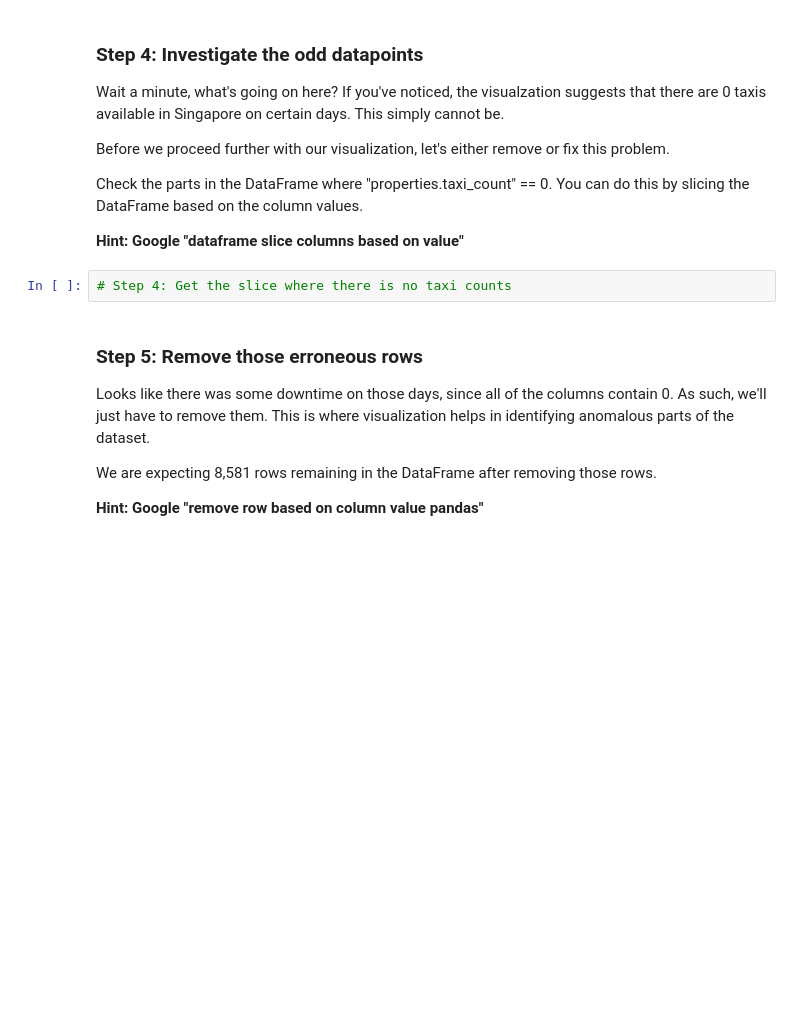
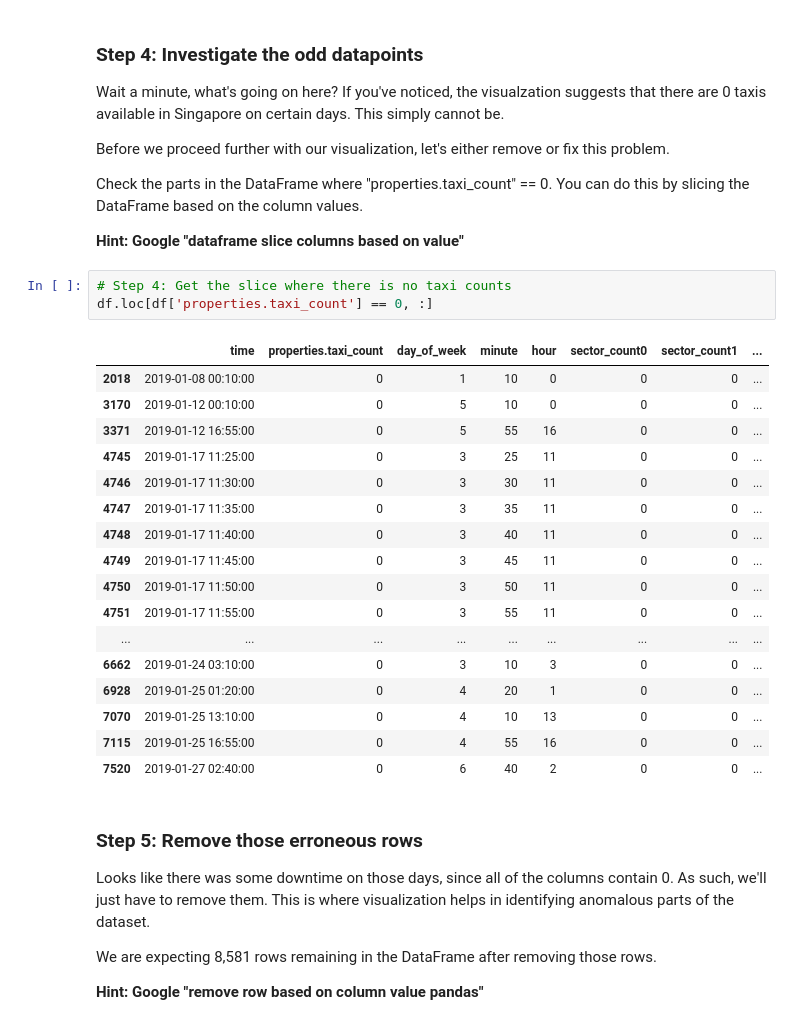
Before and after one commit to bryanongse/teamTeam, a Jupyter notebook: taxiavailability/Project Taxi Availability (Part III).ipynb, the cells around one changed output. Cells and saved outputs as stored; diff of their text form; blank space fills up the shorter version.

```diff
--- a/taxiavailability/Project Taxi Availability (Part III).ipynb
+++ b/taxiavailability/Project Taxi Availability (Part III).ipynb
@@ -61,6 +89,25 @@ Check the parts in the DataFrame where "properties.taxi_count" == 0. You can do
 <strong>Hint: Google "dataframe slice columns based on value"</strong>
 # %%
 # Step 4: Get the slice where there is no taxi counts
+df.loc[df['properties.taxi_count'] == 0, :]
+# %% [output]
+|  | time | properties.taxi_count | day_of_week | minute | hour | sector_count0 | sector_count1 | ... |
+| 2018 | 2019-01-08 00:10:00 | 0 | 1 | 10 | 0 | 0 | 0 | ... |
+| 3170 | 2019-01-12 00:10:00 | 0 | 5 | 10 | 0 | 0 | 0 | ... |
+| 3371 | 2019-01-12 16:55:00 | 0 | 5 | 55 | 16 | 0 | 0 | ... |
+| 4745 | 2019-01-17 11:25:00 | 0 | 3 | 25 | 11 | 0 | 0 | ... |
+| 4746 | 2019-01-17 11:30:00 | 0 | 3 | 30 | 11 | 0 | 0 | ... |
+| 4747 | 2019-01-17 11:35:00 | 0 | 3 | 35 | 11 | 0 | 0 | ... |
+| 4748 | 2019-01-17 11:40:00 | 0 | 3 | 40 | 11 | 0 | 0 | ... |
+| 4749 | 2019-01-17 11:45:00 | 0 | 3 | 45 | 11 | 0 | 0 | ... |
+| 4750 | 2019-01-17 11:50:00 | 0 | 3 | 50 | 11 | 0 | 0 | ... |
+| 4751 | 2019-01-17 11:55:00 | 0 | 3 | 55 | 11 | 0 | 0 | ... |
+| ... | ... | ... | ... | ... | ... | ... | ... | ... |
+| 6662 | 2019-01-24 03:10:00 | 0 | 3 | 10 | 3 | 0 | 0 | ... |
+| 6928 | 2019-01-25 01:20:00 | 0 | 4 | 20 | 1 | 0 | 0 | ... |
+| 7070 | 2019-01-25 13:10:00 | 0 | 4 | 10 | 13 | 0 | 0 | ... |
+| 7115 | 2019-01-25 16:55:00 | 0 | 4 | 55 | 16 | 0 | 0 | ... |
+| 7520 | 2019-01-27 02:40:00 | 0 | 6 | 40 | 2 | 0 | 0 | ... |
 # %% [markdown]
 ### Step 5: Remove those erroneous rows
 Looks like there was some downtime on those days, since all of the columns contain 0. As such, we'll just have to remove them. This is where visualization helps in identifying anomalous parts of the dataset.
```
Also changed, not shown: parts of 5 cells of this notebook.
